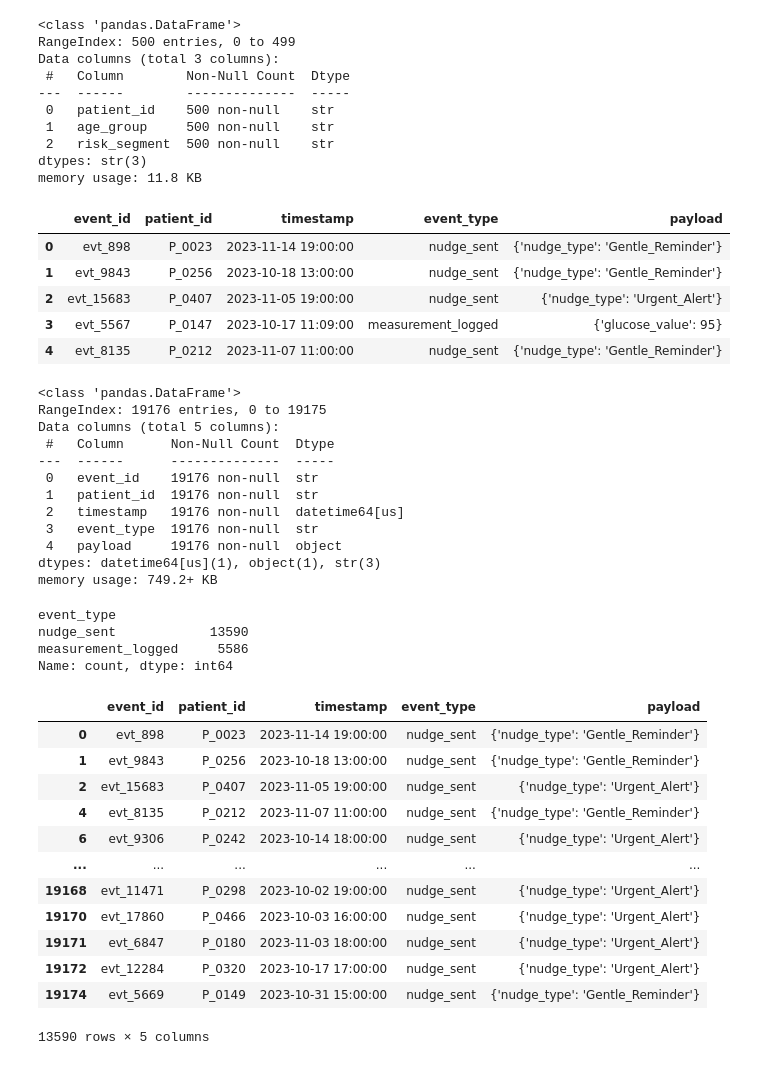
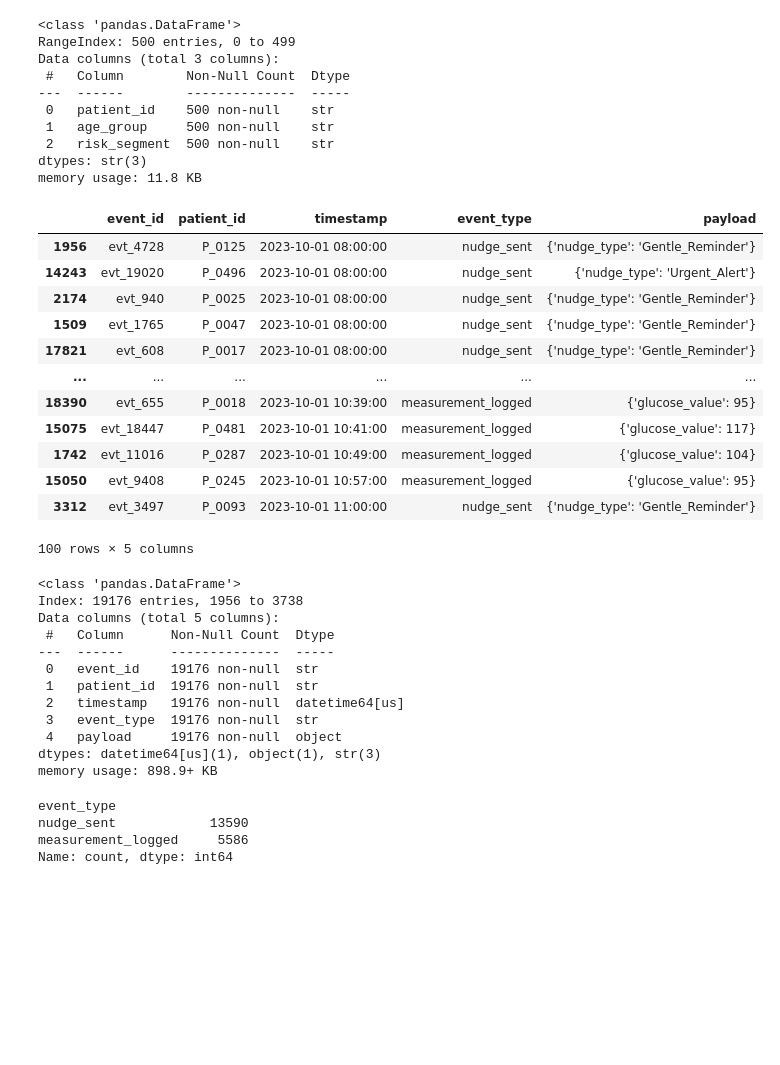
Before and after one commit to evertorres/glucox_datascience_challenge_eats, a Jupyter notebook: test.ipynb, the cells around one changed output. Saved outputs shown, nothing was run; the diff lists cells and outputs as text; code cells hidden in the pictures; blank space fills up the shorter version.

```diff
--- a/test.ipynb
+++ b/test.ipynb
@@ -26,20 +26,28 @@ dtypes: str(3)
 memory usage: 11.8 KB
 # %%
 app_logs = pd.read_json('data/app_logs.jsonl', lines=True)
+app_logs_sorted = app_logs.sort_values(by='timestamp', ascending=True)
 # %%
-app_logs.head()
+app_logs_sorted.head(100)
 # %% [output]
 |  | event_id | patient_id | timestamp | event_type | payload |
-| 0 | evt_898 | P_0023 | 2023-11-14 19:00:00 | nudge_sent | {'nudge_type': 'Gentle_Reminder'} |
-| 1 | evt_9843 | P_0256 | 2023-10-18 13:00:00 | nudge_sent | {'nudge_type': 'Gentle_Reminder'} |
-| 2 | evt_15683 | P_0407 | 2023-11-05 19:00:00 | nudge_sent | {'nudge_type': 'Urgent_Alert'} |
-| 3 | evt_5567 | P_0147 | 2023-10-17 11:09:00 | measurement_logged | {'glucose_value': 95} |
-| 4 | evt_8135 | P_0212 | 2023-11-07 11:00:00 | nudge_sent | {'nudge_type': 'Gentle_Reminder'} |
+| 1956 | evt_4728 | P_0125 | 2023-10-01 08:00:00 | nudge_sent | {'nudge_type': 'Gentle_Reminder'} |
+| 14243 | evt_19020 | P_0496 | 2023-10-01 08:00:00 | nudge_sent | {'nudge_type': 'Urgent_Alert'} |
+| 2174 | evt_940 | P_0025 | 2023-10-01 08:00:00 | nudge_sent | {'nudge_type': 'Gentle_Reminder'} |
+| 1509 | evt_1765 | P_0047 | 2023-10-01 08:00:00 | nudge_sent | {'nudge_type': 'Gentle_Reminder'} |
+| 17821 | evt_608 | P_0017 | 2023-10-01 08:00:00 | nudge_sent | {'nudge_type': 'Gentle_Reminder'} |
+| ... | ... | ... | ... | ... | ... |
+| 18390 | evt_655 | P_0018 | 2023-10-01 10:39:00 | measurement_logged | {'glucose_value': 95} |
+| 15075 | evt_18447 | P_0481 | 2023-10-01 10:41:00 | measurement_logged | {'glucose_value': 117} |
+| 1742 | evt_11016 | P_0287 | 2023-10-01 10:49:00 | measurement_logged | {'glucose_value': 104} |
+| 15050 | evt_9408 | P_0245 | 2023-10-01 10:57:00 | measurement_logged | {'glucose_value': 95} |
+| 3312 | evt_3497 | P_0093 | 2023-10-01 11:00:00 | nudge_sent | {'nudge_type': 'Gentle_Reminder'} |
+100 rows × 5 columns
 # %%
-app_logs.info()
+app_logs_sorted.info()
 # %% [output]
 <class 'pandas.DataFrame'>
-RangeIndex: 19176 entries, 0 to 19175
+Index: 19176 entries, 1956 to 3738
 Data columns (total 5 columns):
  #   Column      Non-Null Count  Dtype
 ---  ------      --------------  -----
@@ -49,5 +57,5 @@ Data columns (total 5 columns):
  3   event_type  19176 non-null  str
  4   payload     19176 non-null  object
 dtypes: datetime64[us](1), object(1), str(3)
-memory usage: 749.2+ KB
+memory usage: 898.9+ KB
 # %%
@@ -57,19 +65,3 @@ event_type
 nudge_sent            13590
 measurement_logged     5586
 Name: count, dtype: int64
-# %%
-data[data['event_type'] == 'nudge_sent']
-# %% [output]
-|  | event_id | patient_id | timestamp | event_type | payload |
-| 0 | evt_898 | P_0023 | 2023-11-14 19:00:00 | nudge_sent | {'nudge_type': 'Gentle_Reminder'} |
-| 1 | evt_9843 | P_0256 | 2023-10-18 13:00:00 | nudge_sent | {'nudge_type': 'Gentle_Reminder'} |
-| 2 | evt_15683 | P_0407 | 2023-11-05 19:00:00 | nudge_sent | {'nudge_type': 'Urgent_Alert'} |
-| 4 | evt_8135 | P_0212 | 2023-11-07 11:00:00 | nudge_sent | {'nudge_type': 'Gentle_Reminder'} |
-| 6 | evt_9306 | P_0242 | 2023-10-14 18:00:00 | nudge_sent | {'nudge_type': 'Urgent_Alert'} |
-| ... | ... | ... | ... | ... | ... |
-| 19168 | evt_11471 | P_0298 | 2023-10-02 19:00:00 | nudge_sent | {'nudge_type': 'Urgent_Alert'} |
-| 19170 | evt_17860 | P_0466 | 2023-10-03 16:00:00 | nudge_sent | {'nudge_type': 'Urgent_Alert'} |
-| 19171 | evt_6847 | P_0180 | 2023-11-03 18:00:00 | nudge_sent | {'nudge_type': 'Urgent_Alert'} |
-| 19172 | evt_12284 | P_0320 | 2023-10-17 17:00:00 | nudge_sent | {'nudge_type': 'Urgent_Alert'} |
-| 19174 | evt_5669 | P_0149 | 2023-10-31 15:00:00 | nudge_sent | {'nudge_type': 'Gentle_Reminder'} |
-13590 rows × 5 columns
```
Also changed, not shown: parts of 25 cells of this notebook, 3 other files.
